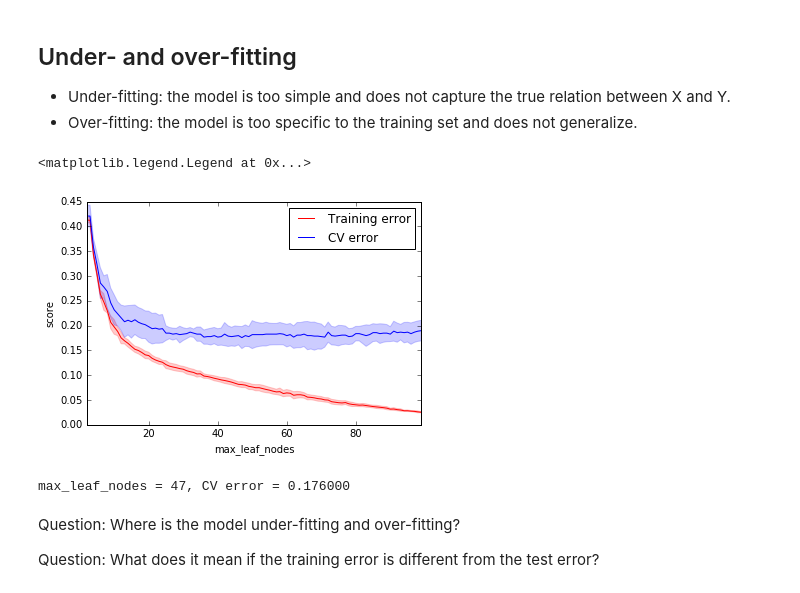
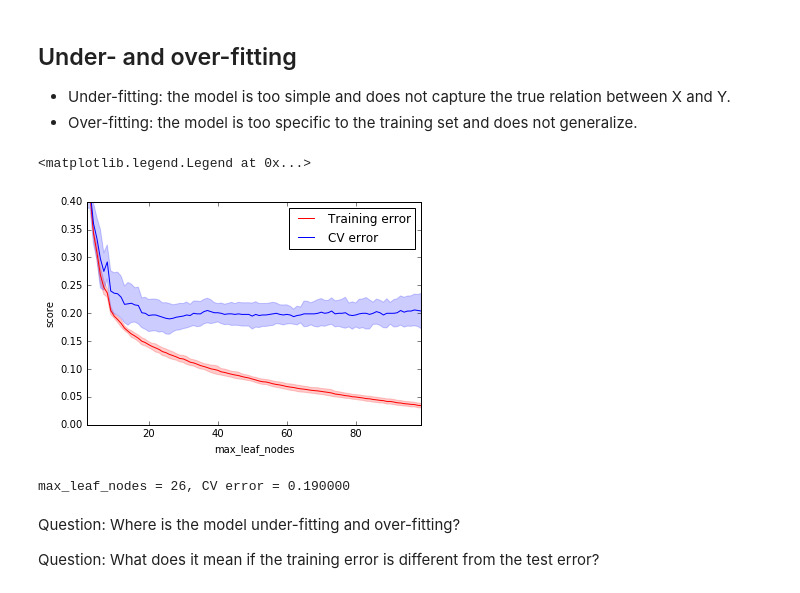
Before and after one commit to glouppe/tutorials-iml2017, a Jupyter notebook: Model evaluation and selection.ipynb, the cells around one changed output. Cells and saved outputs as stored; diff of their text form; code cells hidden in the pictures.

```diff
--- a/Model evaluation and selection.ipynb
+++ b/Model evaluation and selection.ipynb
@@ -303,42 +303,43 @@ from sklearn.tree import DecisionTreeClassifier
 # Evaluate parameter range in CV
 param_range = range(2, 100)
 param_name = "max_leaf_nodes"
 
 train_scores, test_scores = validation_curve(
     DecisionTreeClassifier(), X, y,
     param_name=param_name,
-    param_range=param_range, cv=5, n_jobs=-1)
+    param_range=param_range, cv=10, n_jobs=-1)
 
 train_scores_mean = np.mean(train_scores, axis=1)
 train_scores_std = np.std(train_scores, axis=1)
 test_scores_mean = np.mean(test_scores, axis=1)
 test_scores_std = np.std(test_scores, axis=1)
 
 # Plot parameter VS estimated error
 plt.xlabel(param_name)
 plt.ylabel("score")
 plt.xlim(min(param_range), max(param_range))
 plt.plot(param_range, 1. - train_scores_mean, color="red", label="Training error")
 plt.fill_between(param_range,
                  1. - train_scores_mean + train_scores_std,
                  1. - train_scores_mean - train_scores_std,
                  alpha=0.2, color="red")
 plt.plot(param_range, 1. - test_scores_mean, color="blue", label="CV error")
 plt.fill_between(param_range,
                  1. - test_scores_mean + test_scores_std,
                  1. - test_scores_mean - test_scores_std,
                  alpha=0.2, color="blue")
+plt.ylim(0, 0.4)
 plt.legend(loc="best")
 # %% [output]
 <matplotlib.legend.Legend at 0x...>
-[figure, old version]
+[figure, new version]
 # %%
 # Best trade-off
 print("%s = %d, CV error = %f" % (param_name,
                                   param_range[np.argmax(test_scores_mean)],
                                    1. - np.max(test_scores_mean)))
 # %% [output]
-max_leaf_nodes = 47, CV error = 0.176000
+max_leaf_nodes = 26, CV error = 0.190000
 # %% [markdown]
 Question: Where is the model under-fitting and over-fitting?
 
```
Also changed, not shown: parts of 10 cells of this notebook.
